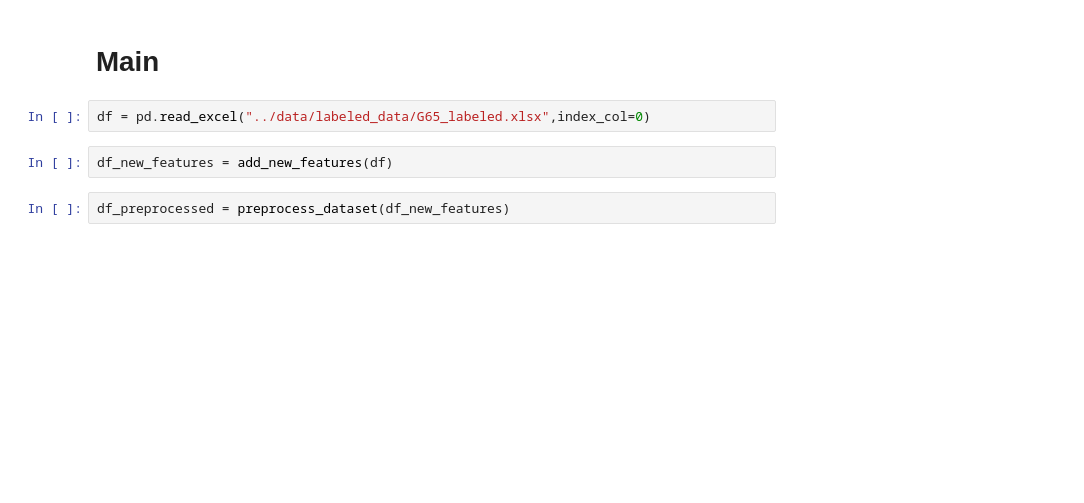
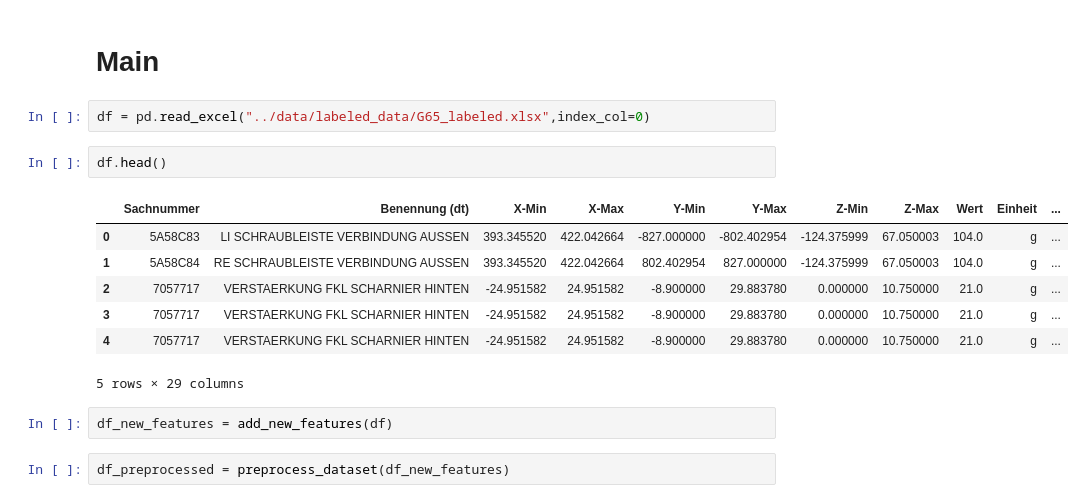
Before and after one commit to koch-tobias/master-thesis, a Jupyter notebook: Development/Feature_Engineering.ipynb, the cells around one changed output. Saved outputs shown, nothing was run; the diff lists cells and outputs as text; blank space fills up the shorter version.

```diff
--- a/Development/Feature_Engineering.ipynb
+++ b/Development/Feature_Engineering.ipynb
@@ -173,6 +184,16 @@ def add_new_features(df):
 # Main
 # %%
 df = pd.read_excel("../data/labeled_data/G65_labeled.xlsx",index_col=0)
+# %%
+df.head()
+# %% [output]
+|  | Sachnummer | Benennung (dt) | X-Min | X-Max | Y-Min | Y-Max | Z-Min | Z-Max | Wert | Einheit | ... |
+| 0 | 5A58C83 | LI SCHRAUBLEISTE VERBINDUNG AUSSEN | 393.345520 | 422.042664 | -827.000000 | -802.402954 | -124.375999 | 67.050003 | 104.0 | g | ... |
+| 1 | 5A58C84 | RE SCHRAUBLEISTE VERBINDUNG AUSSEN | 393.345520 | 422.042664 | 802.402954 | 827.000000 | -124.375999 | 67.050003 | 104.0 | g | ... |
+| 2 | 7057717 | VERSTAERKUNG FKL SCHARNIER HINTEN | -24.951582 | 24.951582 | -8.900000 | 29.883780 | 0.000000 | 10.750000 | 21.0 | g | ... |
+| 3 | 7057717 | VERSTAERKUNG FKL SCHARNIER HINTEN | -24.951582 | 24.951582 | -8.900000 | 29.883780 | 0.000000 | 10.750000 | 21.0 | g | ... |
+| 4 | 7057717 | VERSTAERKUNG FKL SCHARNIER HINTEN | -24.951582 | 24.951582 | -8.900000 | 29.883780 | 0.000000 | 10.750000 | 21.0 | g | ... |
+5 rows × 29 columns
 # %%
 df_new_features = add_new_features(df)
 # %%
```
Also changed, not shown: parts of 1 cell of this notebook.
